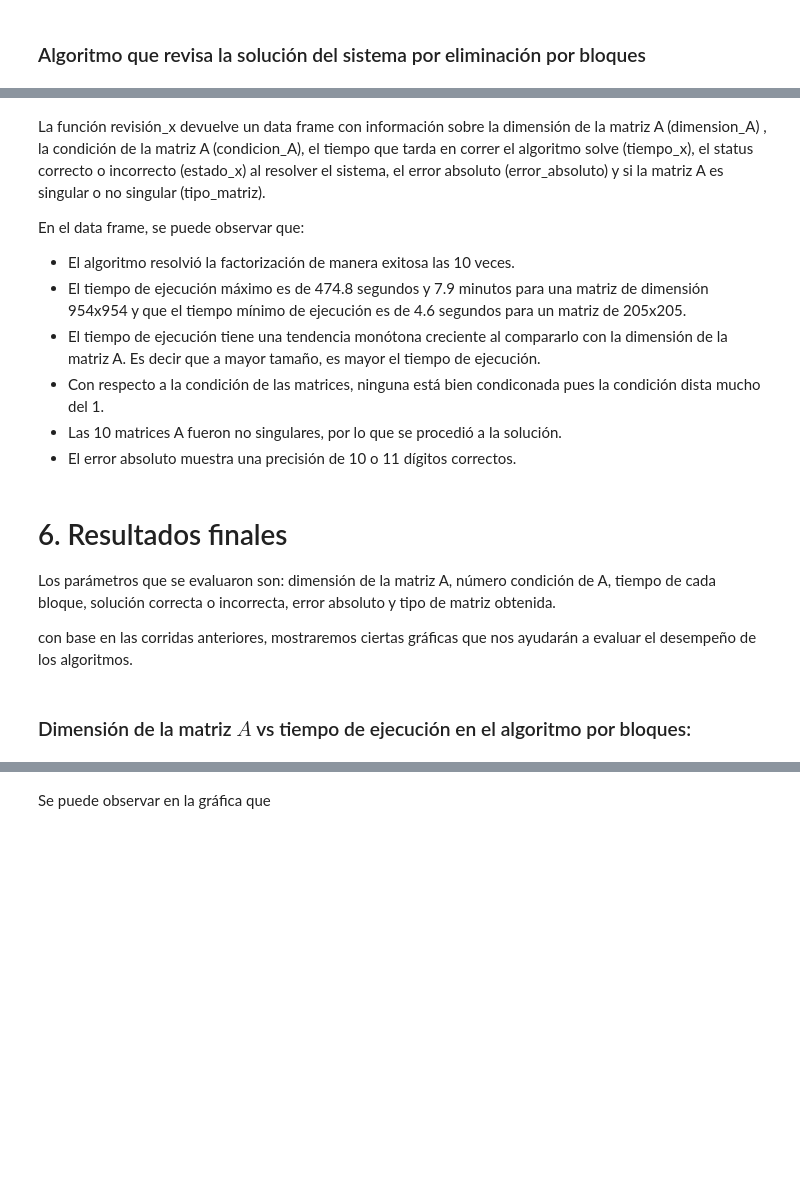
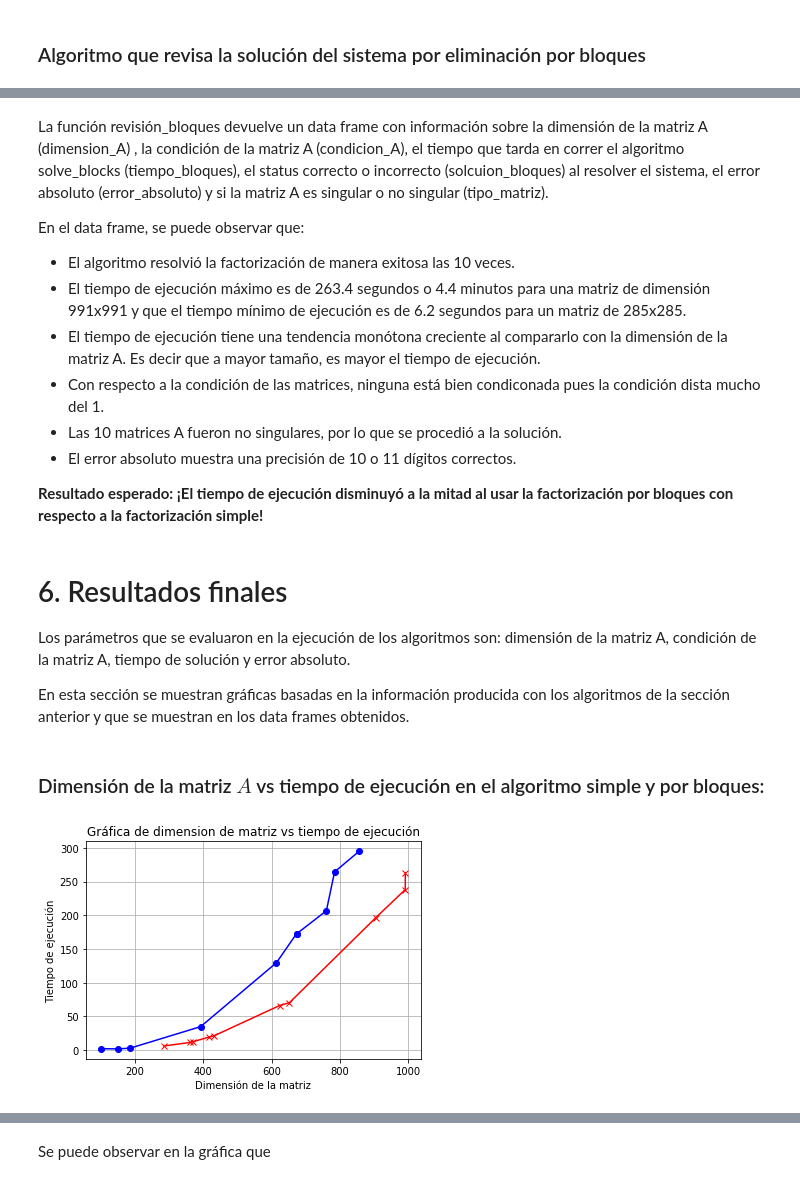
Before and after one commit to mno-2020-gh-classroom/ex-modulo-3-comp-matricial-plu-paola-md, a Jupyter notebook: results/reporte.ipynb, the cells around one changed output, grey strips where cells are left out. Saved outputs shown, nothing was run; the diff lists cells and outputs as text; code cells hidden in the pictures; blank space fills up the shorter version.

```diff
--- a/results/reporte.ipynb
+++ b/results/reporte.ipynb
@@ -344,19 +341,21 @@ array([[-75,   3, -97, ..., -62,  94, -21],
 # %% [markdown]
-La función revisión_x devuelve un data frame con información sobre la dimensión de la matriz A (dimension_A) , la condición de la matriz A (condicion_A), el tiempo que tarda en correr el algoritmo solve (tiempo_x), el status correcto o incorrecto (estado_x) al resolver el sistema, el error absoluto (error_absoluto) y si la matriz A es singular o no singular (tipo_matriz).
+La función revisión_bloques devuelve un data frame con información sobre la dimensión de la matriz A (dimension_A) , la condición de la matriz A (condicion_A), el tiempo que tarda en correr el algoritmo solve_blocks (tiempo_bloques), el status correcto o incorrecto (solcuion_bloques) al resolver el sistema, el error absoluto (error_absoluto) y si la matriz A es singular o no singular (tipo_matriz).
 
 En el data frame, se puede observar que:
 
 - El algoritmo resolvió la factorización de manera exitosa las 10 veces.
-- El tiempo de ejecución máximo es de 474.8 segundos y 7.9 minutos para una matriz de dimensión 954x954 y que el tiempo mínimo de ejecución es de 4.6 segundos para un matriz de 205x205.
+- El tiempo de ejecución máximo es de 263.4 segundos o 4.4 minutos para una matriz de dimensión 991x991 y que el tiempo mínimo de ejecución es de 6.2 segundos para un matriz de 285x285.
 - El tiempo de ejecución tiene una tendencia monótona creciente al compararlo con la dimensión de la matriz A. Es decir que a mayor tamaño, es mayor el tiempo de ejecución.
 - Con respecto a la condición de las matrices, ninguna está bien condiconada pues la condición dista mucho del 1.
 - Las 10 matrices A fueron no singulares, por lo que se procedió a la solución.
 - El error absoluto muestra una precisión de 10 o 11 dígitos correctos.
+
+**Resultado esperado: ¡El tiempo de ejecución disminuyó a la mitad al usar la factorización por bloques con respecto a la factorización simple!**
 # %% [markdown]
 # 6. Resultados finales
 
-Los parámetros que se evaluaron son: dimensión de la matriz A, número condición de A, tiempo de cada bloque, solución  correcta o incorrecta, error absoluto y tipo de matriz obtenida.
+Los parámetros que se evaluaron en la ejecución de los algoritmos son: dimensión de la matriz A, condición de la matriz A, tiempo de solución y error absoluto.
 
-con base en las corridas anteriores, mostraremos ciertas gráficas que nos ayudarán a evaluar el desempeño de los algoritmos.
+En esta sección se muestran gráficas basadas en la información producida con los algoritmos de la sección anterior y que se muestran en los data frames obtenidos.
 # %% [markdown]
-### Dimensión de la matriz $A$ vs tiempo de ejecución en el algoritmo por bloques:
+### Dimensión de la matriz $A$ vs tiempo de ejecución en el algoritmo simple y por bloques:
@@ -366,0 +370,13 @@ tiempo=bloques['tiempo_bloques']
+# %%
+#Realizando la gráfica
+import matplotlib.pyplot as plt
+simple = plt.plot(dimension_simple,tiempo_simple,'o-', color='blue', label='Factorización simple')
+bloques = plt.plot(dimension_bloques,tiempo_bloques,'x-', color='red', label='Factorización por bloques')
+plt.title('Gráfica de dimension de matriz vs tiempo de ejecución')
+plt.xlabel('Dimensión de la matriz')
+plt.ylabel('Tiempo de ejecución')
+plt.grid()
+plt.show()
+#plt.legend()
+# %% [output]
+[figure, added]
```
Also changed, not shown: parts of 19 cells of this notebook.
